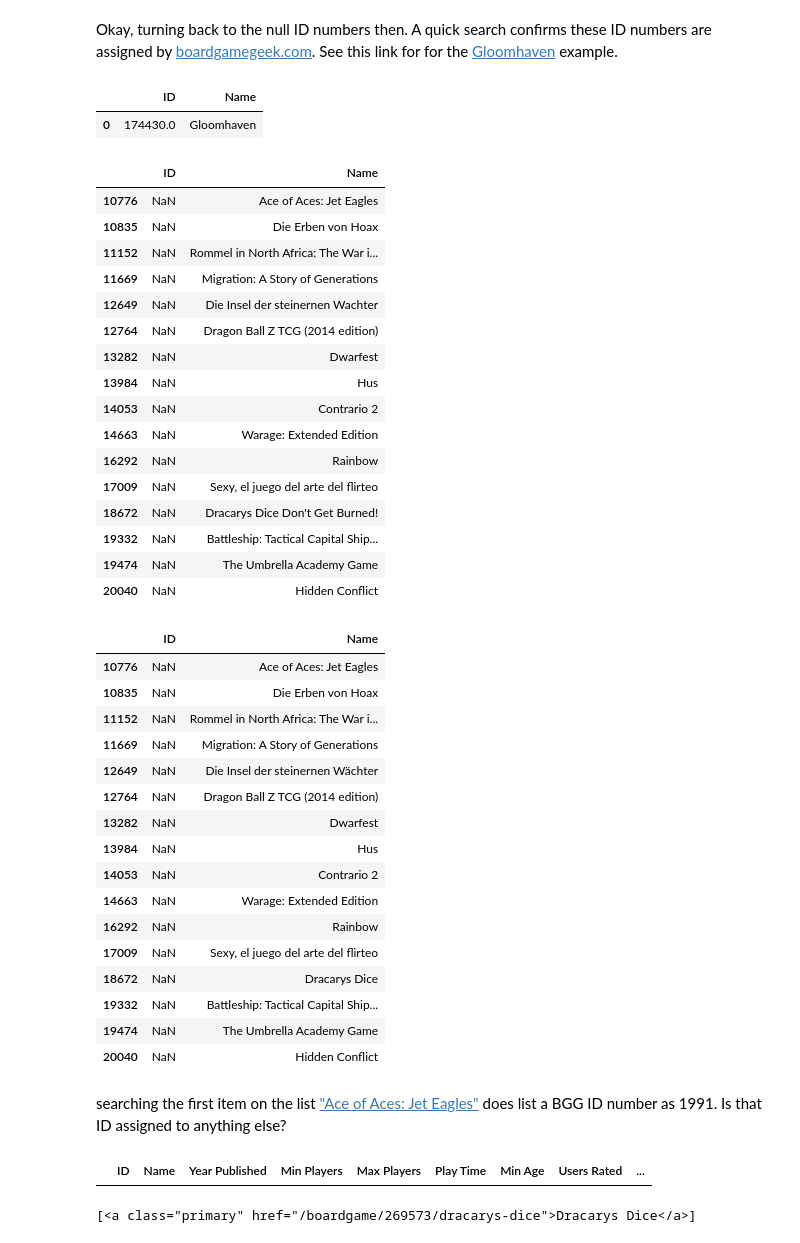
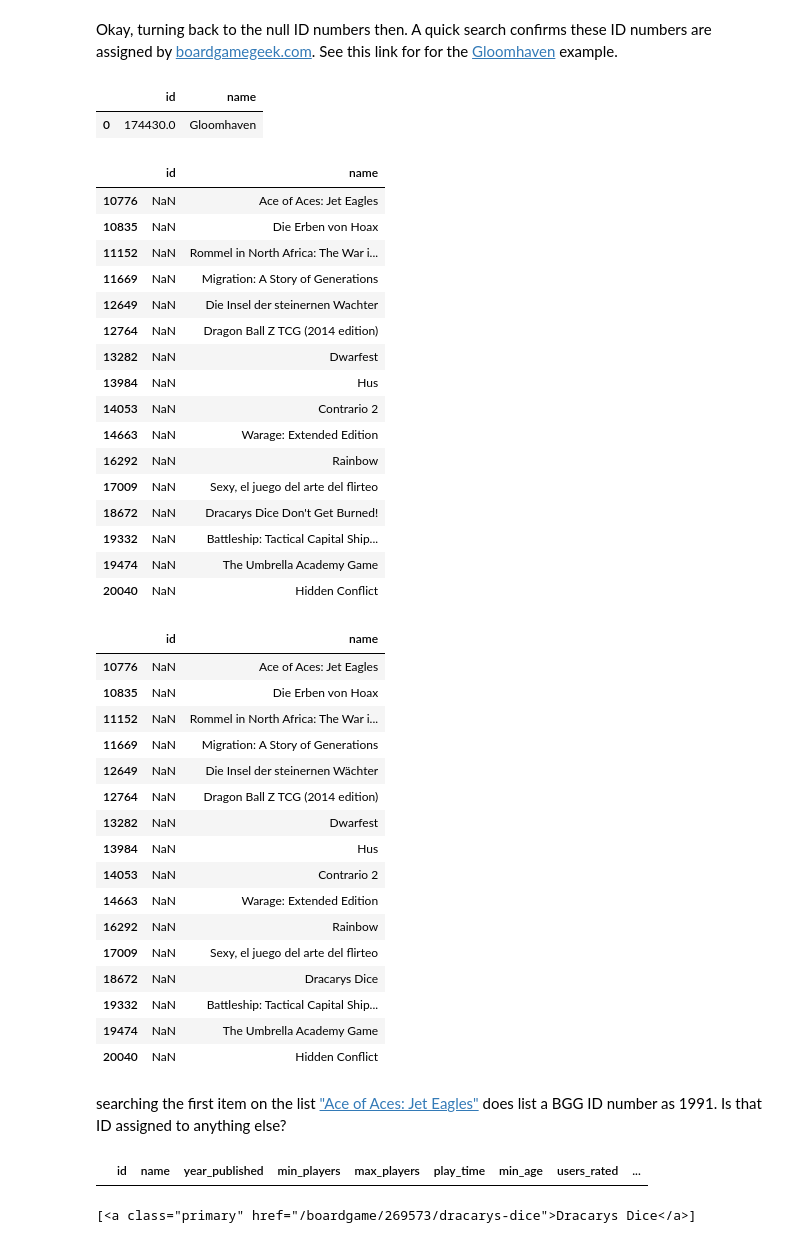
Before and after one commit to jdormaar/Boardgame_Preferences_Predictive_Analysis, a Jupyter notebook: Competitions/board_game_JD/workbook/notebook.ipynb, the cells around one changed output. Drawn from its saved outputs; the diff is of its cells as text; code cells hidden in the pictures.

Commit message:
Updates and saved working copy of df

```diff
--- a/Competitions/board_game_JD/workbook/notebook.ipynb
+++ b/Competitions/board_game_JD/workbook/notebook.ipynb
@@ -444,15 +486,15 @@ df_bg[df_bg['Name'] == 'Robin Hood']
 # %% [markdown]
 Okay, turning back to the null ID numbers then.  A quick search confirms these ID numbers are assigned by [boardgamegeek.com](https://boardgamegeek.com).  See this link for for the [Gloomhaven](https://boardgamegeek.com/boardgame/174430/gloomhaven) example.
 # %%
-df_bg[df_bg['Name'] == 'Gloomhaven'][['ID', 'Name']]
+df[df['name'] == 'Gloomhaven'][['id', 'name']]
 # %% [output]
-|  | ID | Name |
+|  | id | name |
 | 0 | 174430.0 | Gloomhaven |
 # %%
-df_null_ids = df_bg[df_bg['ID'].isnull()][['ID', 'Name']].copy()
+df_null_ids = df[df['id'].isnull()][['id', 'name']].copy()
 df_null_ids
 # %% [output]
-|  | ID | Name |
+|  | id | name |
 | 10776 | NaN | Ace of Aces: Jet Eagles |
 | 10835 | NaN | Die Erben von Hoax |
 | 11152 | NaN | Rommel in North Africa: The War i... |
@@ -470,11 +512,11 @@ df_null_ids
 | 19474 | NaN | The Umbrella Academy Game |
 | 20040 | NaN | Hidden Conflict |
 # %%
-df_null_ids["Name"] = df_null_ids["Name"].apply(lambda x: x.replace("Die Insel der steinernen Wachter", "Die Insel der steinernen Wächter"))
-df_null_ids["Name"] = df_null_ids["Name"].apply(lambda x: x.replace("Dracarys Dice Don't Get Burned!", "Dracarys Dice"))
+df_null_ids["name"] = df_null_ids["name"].apply(lambda x: x.replace("Die Insel der steinernen Wachter", "Die Insel der steinernen Wächter"))
+df_null_ids["name"] = df_null_ids["name"].apply(lambda x: x.replace("Dracarys Dice Don't Get Burned!", "Dracarys Dice"))
 df_null_ids
 # %% [output]
-|  | ID | Name |
+|  | id | name |
 | 10776 | NaN | Ace of Aces: Jet Eagles |
 | 10835 | NaN | Die Erben von Hoax |
 | 11152 | NaN | Rommel in North Africa: The War i... |
@@ -494,9 +536,9 @@ df_null_ids
 # %% [markdown]
 searching the first item on the list ["Ace of Aces: Jet Eagles"](https://boardgamegeek.com/boardgame/1991/ace-aces-jet-eagles) does list a BGG ID number as 1991.  Is that ID assigned to anything else?
 # %%
-df_bg[df_bg['ID'] == 1991.0]
+df[df['id'] == 1991.0]
 # %% [output]
-|  | ID | Name | Year Published | Min Players | Max Players | Play Time | Min Age | Users Rated | ... |
+|  | id | name | year_published | min_players | max_players | play_time | min_age | users_rated | ... |
 # %%
 from bs4 import BeautifulSoup
 import requests
```
Also changed, not shown: parts of 31 cells of this notebook, 1 other file.
